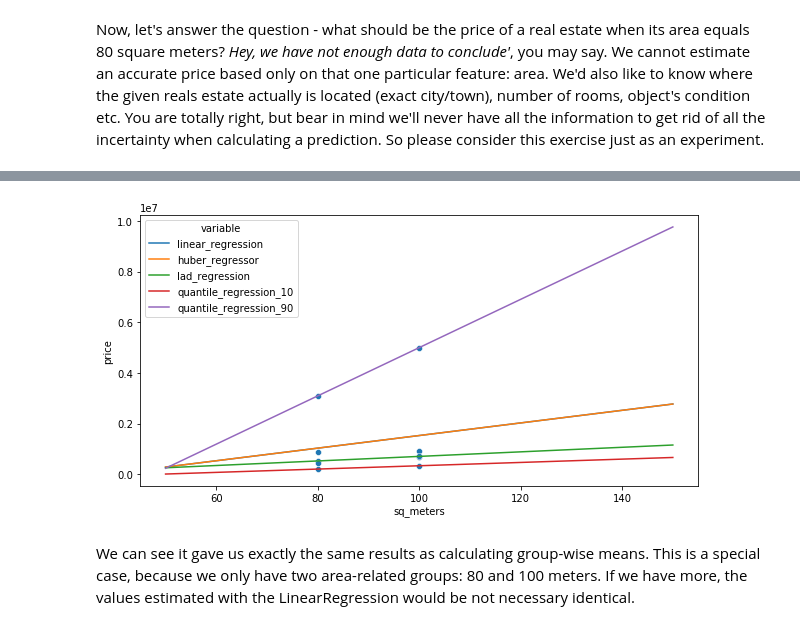
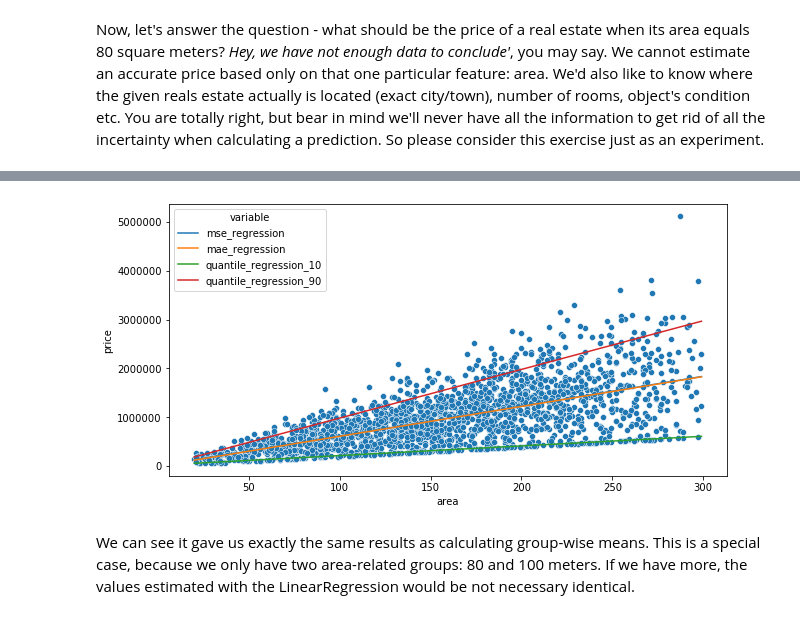
Before and after one commit to krzjoa/medium, a Jupyter notebook: 1_quantile_expectile.ipynb, the cells around one changed output, grey strips where cells are left out. Cells and saved outputs as stored; diff of their text form; code cells hidden in the pictures.

```diff
--- a/1_quantile_expectile.ipynb
+++ b/1_quantile_expectile.ipynb
@@ -56,9 +74,6 @@ I've used here classes from the scikit-lego library. I could also make use of st
 # %%
 from sklearn.linear_model import LinearRegression, HuberRegressor
 from sklego.linear_model import LADRegression, QuantileRegression
-import numpy as np
-
-from typing import List
 
 
 def linear_models(data: pd.DataFrame,
@@ -66,33 +81,35 @@ def linear_models(data: pd.DataFrame,
                   target: List[str]):
 
     # Models
-    linear_regression = \
-        LinearRegression().fit(data[['sq_meters']], data[['price']])
-    lad_regression = \
-        LADRegression().fit(data[['sq_meters']], data[['price']])
+    mse_regression = \
+        LinearRegression().fit(data[features], data[target])
+    mae_regression = \
+        LADRegression().fit(data[features], data[target])
     quantile_regression_10 = \
-        QuantileRegression(quantile=0.1).fit(data[['sq_meters']], data[['price']])
+        QuantileRegression(quantile=0.1).fit(data[features], data[target])
     quantile_regression_90 = \
-        QuantileRegression(quantile=0.9).fit(data[['sq_meters']], data[['price']])
+        QuantileRegression(quantile=0.9).fit(data[features], data[target])
 
     # Forecasts
-    space = np.linspace(50, 150).reshape(-1, 1)
+    space = np.linspace(data[features].min(), data[features].max()).reshape(-1, 1)
 
     pred = pd.DataFrame({
-        'sq_meters': space.ravel(),
-        'linear_regression': linear_regression.predict(space).ravel(),
-        'lad_regression': lad_regression.predict(space).ravel(),
+        'area': space.ravel(),
+        'mse_regression': mse_regression.predict(space).ravel(),
+        'mae_regression': mae_regression.predict(space).ravel(),
         'quantile_regression_10': quantile_regression_10.predict(space).ravel(),
         'quantile_regression_90': quantile_regression_90.predict(space).ravel()
     })
 
-    pred = pred.melt('sq_meters')
+    pred = pred.melt(features[0])
 
-    sns.scatterplot(data=data, x='sq_meters', y='price')
-    sns.lineplot(data=pred, x='sq_meters', y='value', hue='variable')
+    sns.scatterplot(data=data, x=features[0], y=target[0])
+    sns.lineplot(data=pred, x=features[0], y='value', hue='variable')
     plt.show()
-# %% [output]
-[figure, removed]
+# %%
+linear_models(data, features=['area'], target=['price'])
+# %% [output]
+[figure, added]
 # %% [markdown]
 We can see it gave us exactly the same results as calculating group-wise means. This is a special case, because we only have two area-related groups: 80 and 100 meters. If we have more, the values estimated with the LinearRegression would be not necessary identical.
 # %% [markdown]
```
Also changed, not shown: parts of 14 cells of this notebook.
